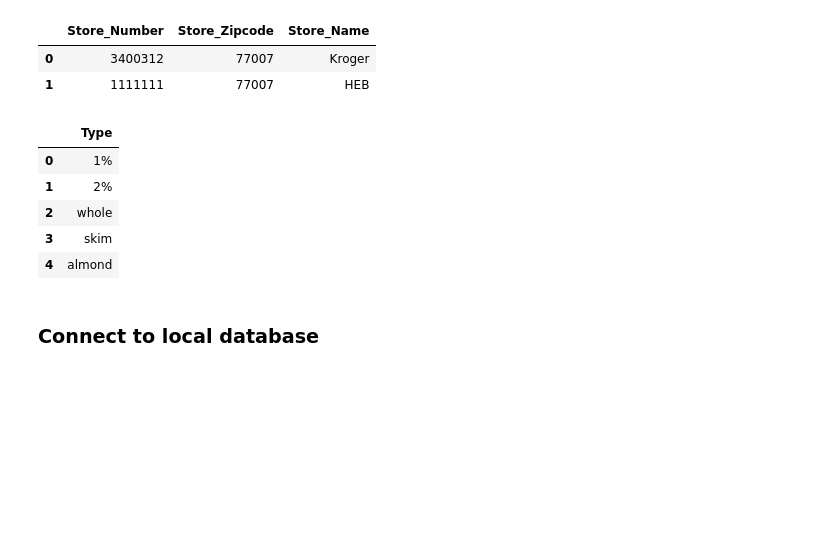
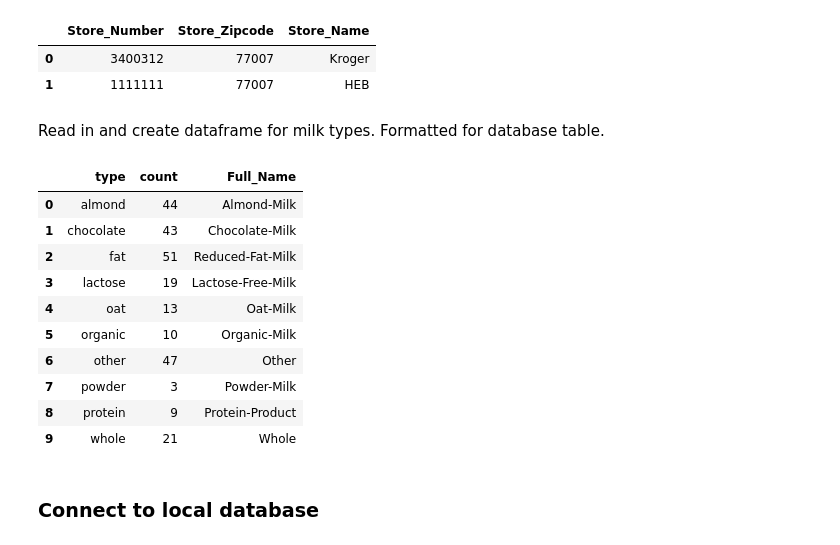
Before and after one commit to ykrasnikov/ETL-project, a Jupyter notebook: database/data_etl.ipynb, the cells around one changed output. Saved outputs shown, nothing was run; the diff lists cells and outputs as text; code cells hidden in the pictures; blank space fills up the shorter version.

```diff
--- a/database/data_etl.ipynb
+++ b/database/data_etl.ipynb
@@ -70,18 +93,26 @@ store_df.head()
 |  | Store_Number | Store_Zipcode | Store_Name |
 | 0 | 3400312 | 77007 | Kroger |
 | 1 | 1111111 | 77007 | HEB |
-# %%
-milk_type_df = pd.DataFrame()
-milk_type = ['1%' , "2%", 'whole', 'skim', 'almond', 'other']
-milk_type_df['Type'] = milk_type
-milk_type_df.head()
-# %% [output]
-|  | Type |
-| 0 | 1% |
-| 1 | 2% |
-| 2 | whole |
-| 3 | skim |
-| 4 | almond |
+# %% [markdown]
+Read in and create dataframe for milk types. Formatted for database table.
+# %%
+milk_type_file = "../data/milk_types.csv"
+milk_type_df = pd.read_csv(milk_type_file)
+milk_type_df['Full_Name'] = 'Almond-Milk' , 'Chocolate-Milk', 'Reduced-Fat-Milk', 'Lactose-Free-Milk', 'Oat-Milk', 'Organic-Milk', 'Other', 'Powder-Milk', 'Protein-Product' , 'Whole'
+milk_type_df = milk_type_df.rename(columns={'count_id' : 'count'})
+milk_type_df
+# %% [output]
+|  | type | count | Full_Name |
+| 0 | almond | 44 | Almond-Milk |
+| 1 | chocolate | 43 | Chocolate-Milk |
+| 2 | fat | 51 | Reduced-Fat-Milk |
+| 3 | lactose | 19 | Lactose-Free-Milk |
+| 4 | oat | 13 | Oat-Milk |
+| 5 | organic | 10 | Organic-Milk |
+| 6 | other | 47 | Other |
+| 7 | powder | 3 | Powder-Milk |
+| 8 | protein | 9 | Protein-Product |
+| 9 | whole | 21 | Whole |
 # %% [markdown]
 ### Connect to local database
 # %%
```
Also changed, not shown: parts of 13 cells of this notebook, 2 other files.
